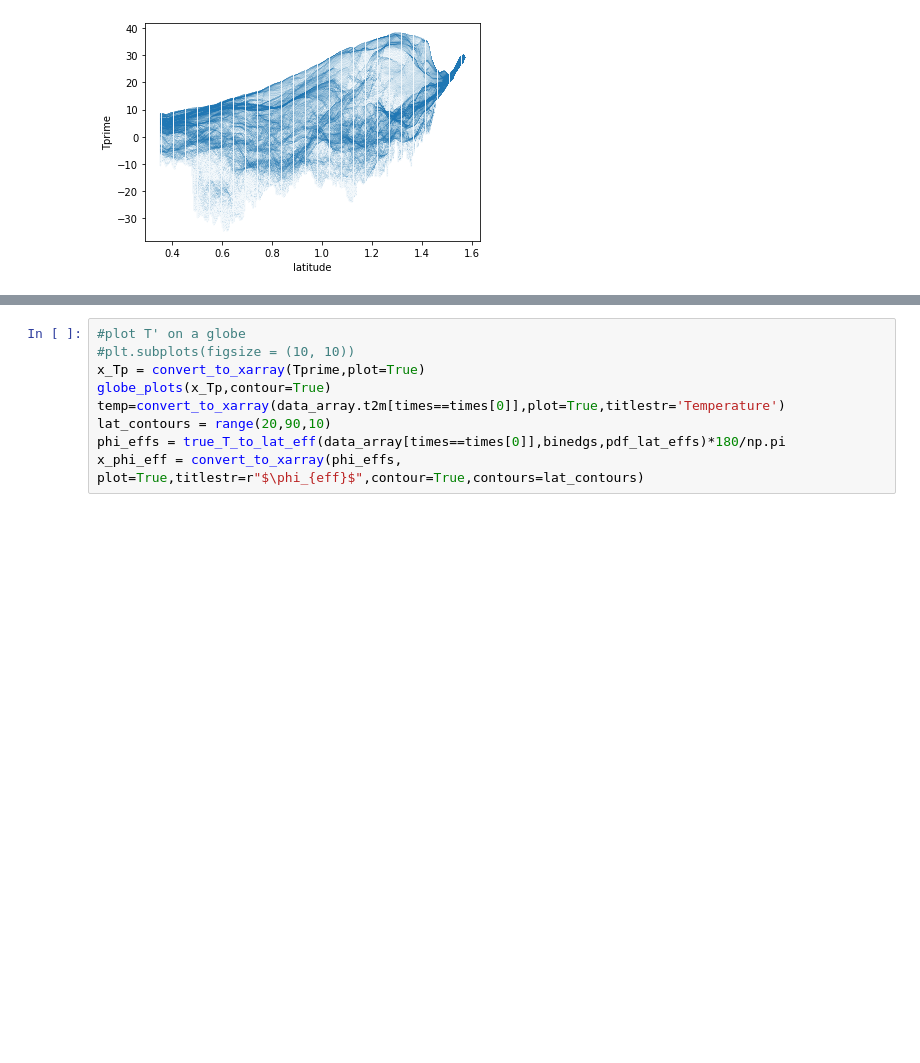
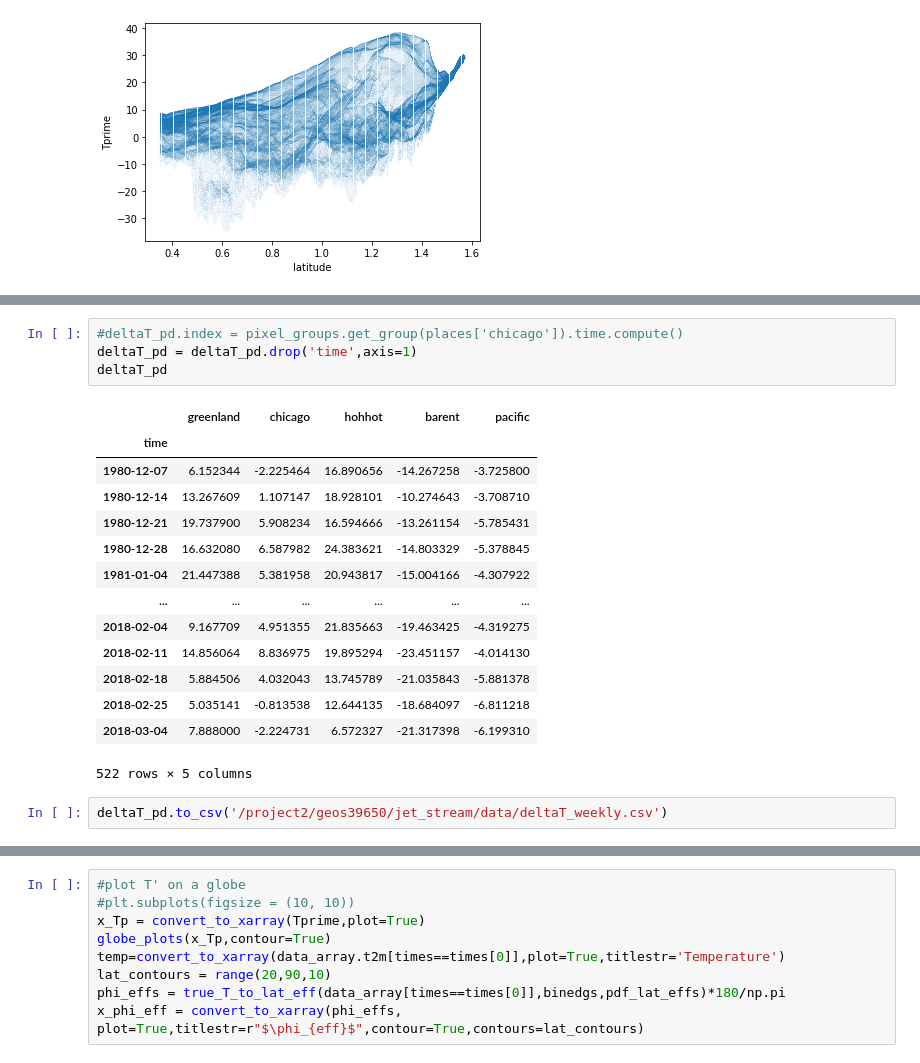
Before and after one commit to geosciences-data-practicum/reanalysis_getter, a Jupyter notebook: analysis/amandas_grid_counting.ipynb, the cells around one changed output, grey strips where cells are left out. Drawn from its saved outputs; the diff is of its cells as text; blank space fills up the shorter version.

```diff
--- a/analysis/amandas_grid_counting.ipynb
+++ b/analysis/amandas_grid_counting.ipynb
@@ -243,0 +281,21 @@ plt.show()
+# %%
+#deltaT_pd.index = pixel_groups.get_group(places['chicago']).time.compute()
+deltaT_pd = deltaT_pd.drop('time',axis=1)
+deltaT_pd
+# %% [output]
+|  | greenland | chicago | hohhot | barent | pacific |
+| time |  |  |  |  |  |
+| 1980-12-07 | 6.152344 | -2.225464 | 16.890656 | -14.267258 | -3.725800 |
+| 1980-12-14 | 13.267609 | 1.107147 | 18.928101 | -10.274643 | -3.708710 |
+| 1980-12-21 | 19.737900 | 5.908234 | 16.594666 | -13.261154 | -5.785431 |
+| 1980-12-28 | 16.632080 | 6.587982 | 24.383621 | -14.803329 | -5.378845 |
+| 1981-01-04 | 21.447388 | 5.381958 | 20.943817 | -15.004166 | -4.307922 |
+| ... | ... | ... | ... | ... | ... |
+| 2018-02-04 | 9.167709 | 4.951355 | 21.835663 | -19.463425 | -4.319275 |
+| 2018-02-11 | 14.856064 | 8.836975 | 19.895294 | -23.451157 | -4.014130 |
+| 2018-02-18 | 5.884506 | 4.032043 | 13.745789 | -21.035843 | -5.881378 |
+| 2018-02-25 | 5.035141 | -0.813538 | 12.644135 | -18.684097 | -6.811218 |
+| 2018-03-04 | 7.888000 | -2.224731 | 6.572327 | -21.317398 | -6.199310 |
+522 rows × 5 columns
+# %%
+deltaT_pd.to_csv('/project2/geos39650/jet_stream/data/deltaT_weekly.csv')
```
Also changed, not shown: parts of 25 cells of this notebook.
